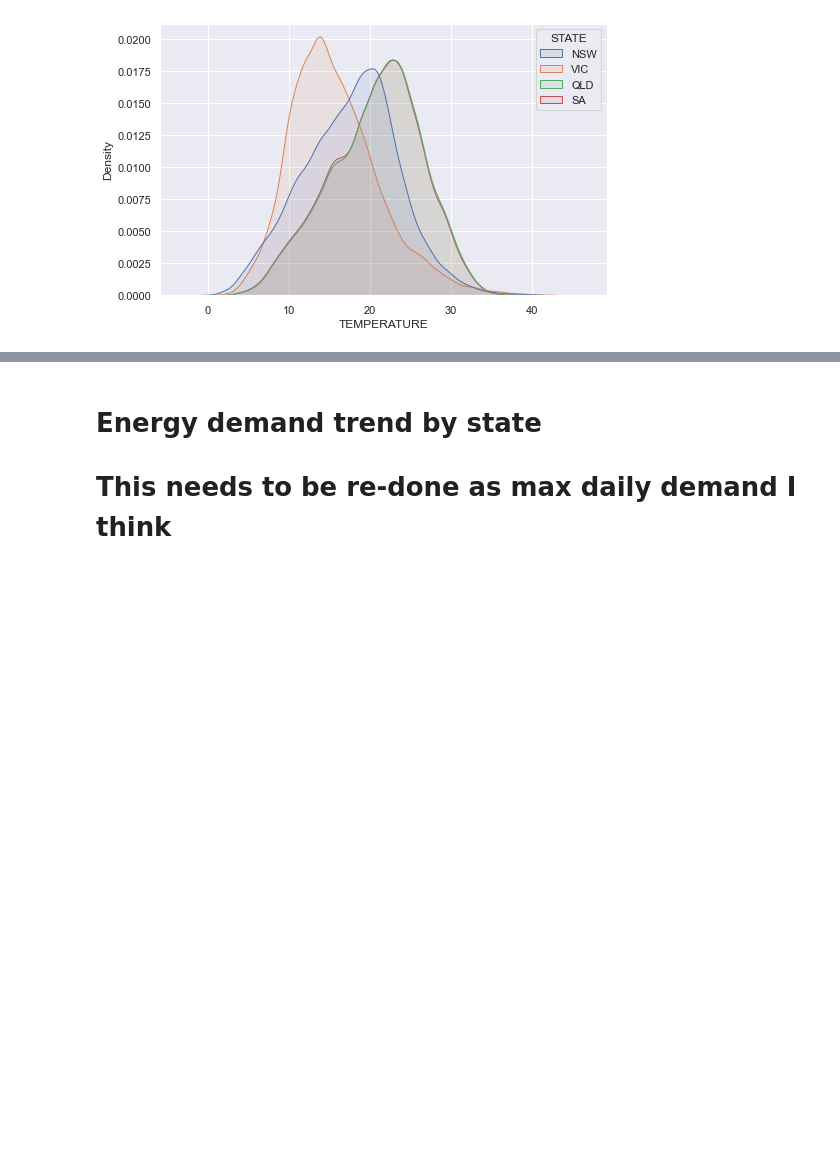
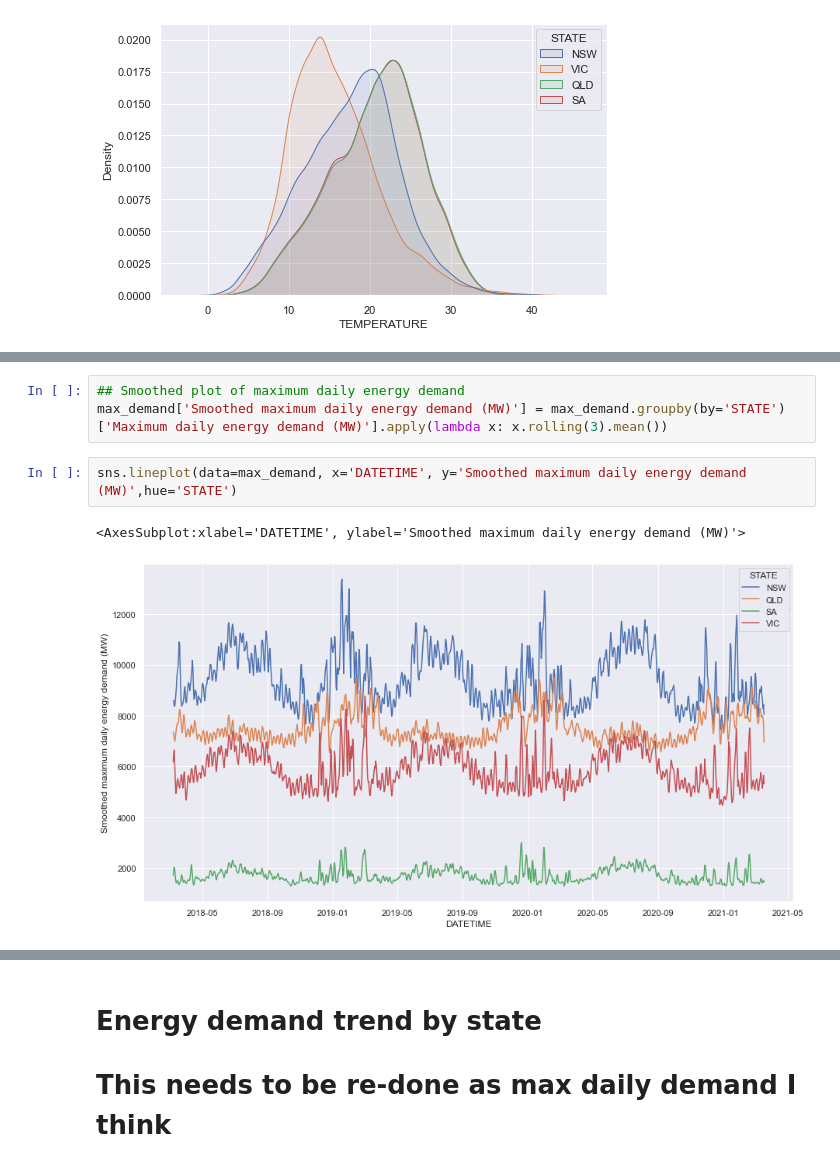
Before and after one commit to the-rahul-kumar/UNSW-Group-C-Project, a Jupyter notebook: src/Mat/PV_AEMO_erroranalysis_EDA.ipynb, the cells around one changed output, grey strips where cells are left out. Drawn from its saved outputs; the diff is of its cells as text; blank space fills up the shorter version.

```diff
--- a/src/Mat/PV_AEMO_erroranalysis_EDA.ipynb
+++ b/src/Mat/PV_AEMO_erroranalysis_EDA.ipynb
@@ -114,0 +136,8 @@ sns.kdeplot(data=pv[pv['TEMPERATURE'].notna()], x='TEMPERATURE', hue='STATE', fi
+# %%
+## Smoothed plot of maximum daily energy demand
+max_demand['Smoothed maximum daily energy demand (MW)'] = max_demand.groupby(by='STATE')['Maximum daily energy demand (MW)'].apply(lambda x: x.rolling(3).mean())
+# %%
+sns.lineplot(data=max_demand, x='DATETIME', y='Smoothed maximum daily energy demand (MW)',hue='STATE')
+# %% [output]
+<AxesSubplot:xlabel='DATETIME', ylabel='Smoothed maximum daily energy demand (MW)'>
+[figure, added]
```
Also changed, not shown: parts of 27 cells of this notebook.
